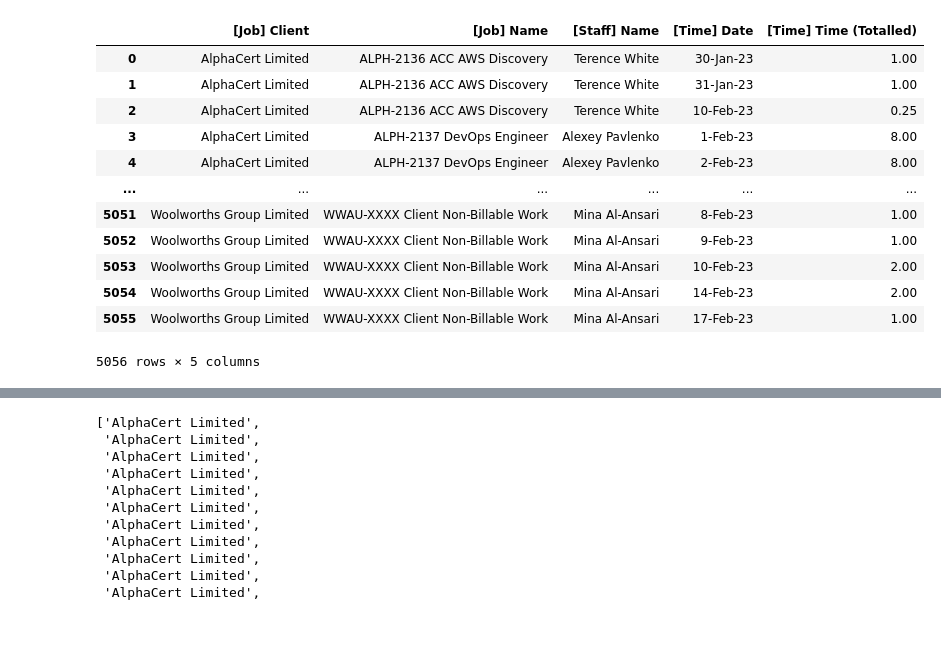
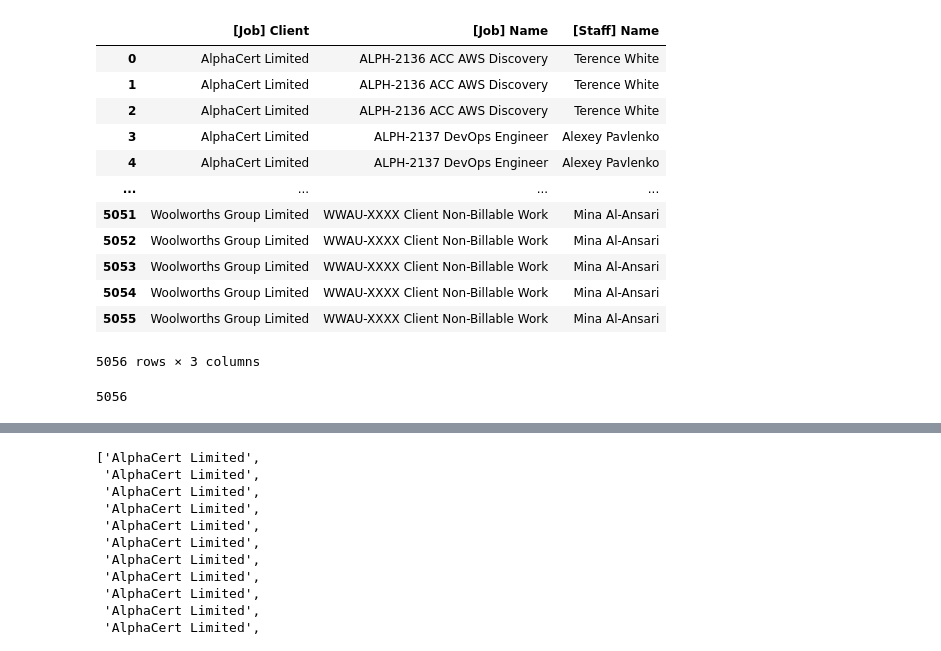
Before and after one commit to d4daveshep/knowledge-database, a Jupyter notebook: utilities/Analyse task time csv file.ipynb, the cells around one changed output, grey strips where cells are left out. Cells and saved outputs as stored; diff of their text form; code cells hidden in the pictures.

```diff
--- a/utilities/Analyse task time csv file.ipynb
+++ b/utilities/Analyse task time csv file.ipynb
@@ -5,19 +5,23 @@ from collections import Counter
 # %%
 os.chdir("/home/david/dev/fastapi-sqlalchemy/tests")
 # %%
-df = pd.read_csv("./Utilisation report - 20230227.xlsx - TimeByTask.csv", usecols=[0,2,5,7,9], header=0)
+df = pd.read_csv("./Utilisation report - 20230227.xlsx - TimeByTask.csv", usecols=[0,2,5], header=0)
 df
 # %% [output]
-|  | [Job] Client | [Job] Name | [Staff] Name | [Time] Date | [Time] Time (Totalled) |
-| 0 | AlphaCert Limited | ALPH-2136 ACC AWS Discovery | Terence White | 30-Jan-23 | 1.00 |
-| 1 | AlphaCert Limited | ALPH-2136 ACC AWS Discovery | Terence White | 31-Jan-23 | 1.00 |
-| 2 | AlphaCert Limited | ALPH-2136 ACC AWS Discovery | Terence White | 10-Feb-23 | 0.25 |
-| 3 | AlphaCert Limited | ALPH-2137 DevOps Engineer | Alexey Pavlenko | 1-Feb-23 | 8.00 |
-| 4 | AlphaCert Limited | ALPH-2137 DevOps Engineer | Alexey Pavlenko | 2-Feb-23 | 8.00 |
-| ... | ... | ... | ... | ... | ... |
-| 5051 | Woolworths Group Limited | WWAU-XXXX Client Non-Billable Work | Mina Al-Ansari | 8-Feb-23 | 1.00 |
-| 5052 | Woolworths Group Limited | WWAU-XXXX Client Non-Billable Work | Mina Al-Ansari | 9-Feb-23 | 1.00 |
-| 5053 | Woolworths Group Limited | WWAU-XXXX Client Non-Billable Work | Mina Al-Ansari | 10-Feb-23 | 2.00 |
-| 5054 | Woolworths Group Limited | WWAU-XXXX Client Non-Billable Work | Mina Al-Ansari | 14-Feb-23 | 2.00 |
-| 5055 | Woolworths Group Limited | WWAU-XXXX Client Non-Billable Work | Mina Al-Ansari | 17-Feb-23 | 1.00 |
+|  | [Job] Client | [Job] Name | [Staff] Name |
+| 0 | AlphaCert Limited | ALPH-2136 ACC AWS Discovery | Terence White |
+| 1 | AlphaCert Limited | ALPH-2136 ACC AWS Discovery | Terence White |
+| 2 | AlphaCert Limited | ALPH-2136 ACC AWS Discovery | Terence White |
+| 3 | AlphaCert Limited | ALPH-2137 DevOps Engineer | Alexey Pavlenko |
+| 4 | AlphaCert Limited | ALPH-2137 DevOps Engineer | Alexey Pavlenko |
+| ... | ... | ... | ... |
+| 5051 | Woolworths Group Limited | WWAU-XXXX Client Non-Billable Work | Mina Al-Ansari |
+| 5052 | Woolworths Group Limited | WWAU-XXXX Client Non-Billable Work | Mina Al-Ansari |
+| 5053 | Woolworths Group Limited | WWAU-XXXX Client Non-Billable Work | Mina Al-Ansari |
+| 5054 | Woolworths Group Limited | WWAU-XXXX Client Non-Billable Work | Mina Al-Ansari |
+| 5055 | Woolworths Group Limited | WWAU-XXXX Client Non-Billable Work | Mina Al-Ansari |
-5056 rows × 5 columns
+5056 rows × 3 columns
+# %%
+len(df)
+# %% [output]
+5056
```
Also changed, not shown: parts of 9 cells of this notebook, 2 other files.
